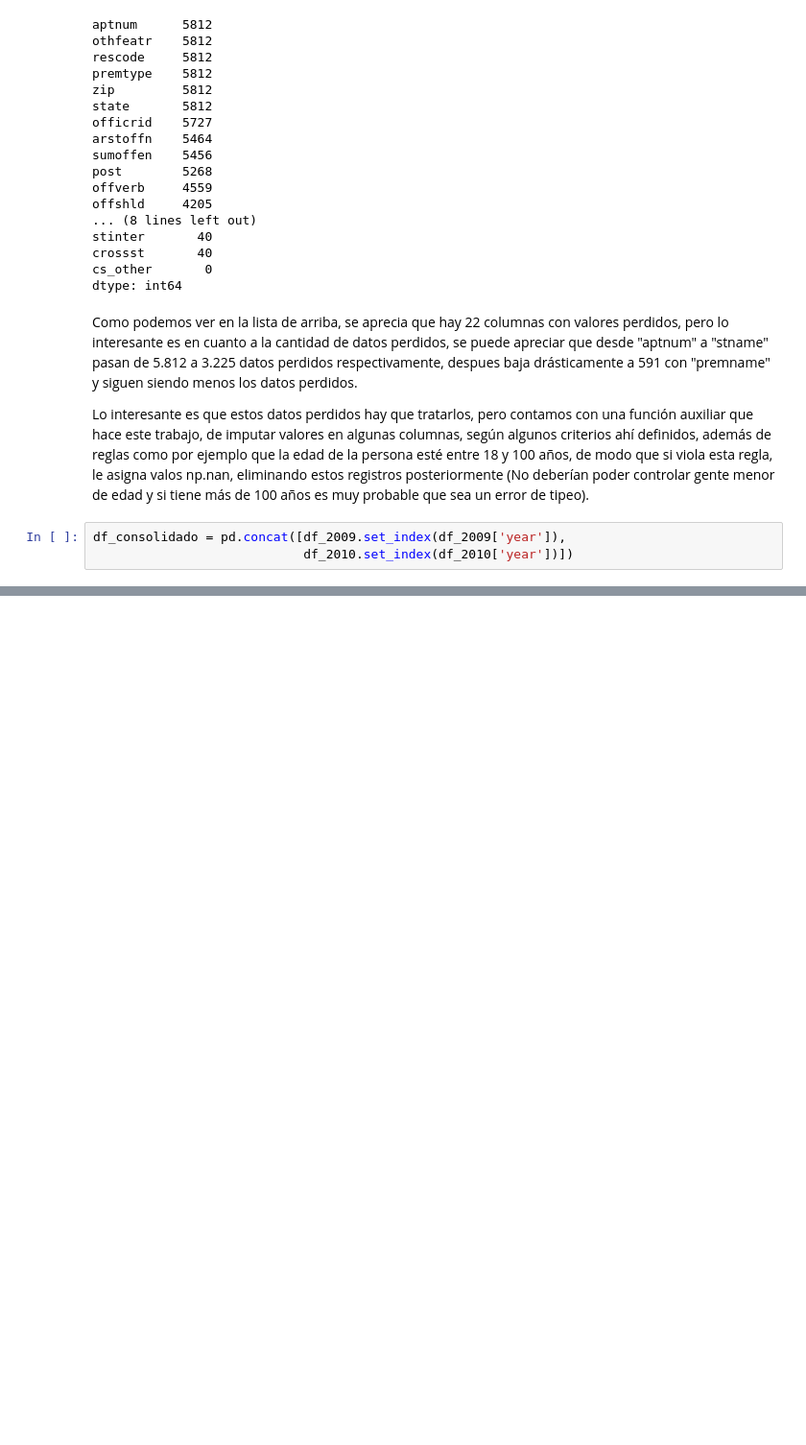
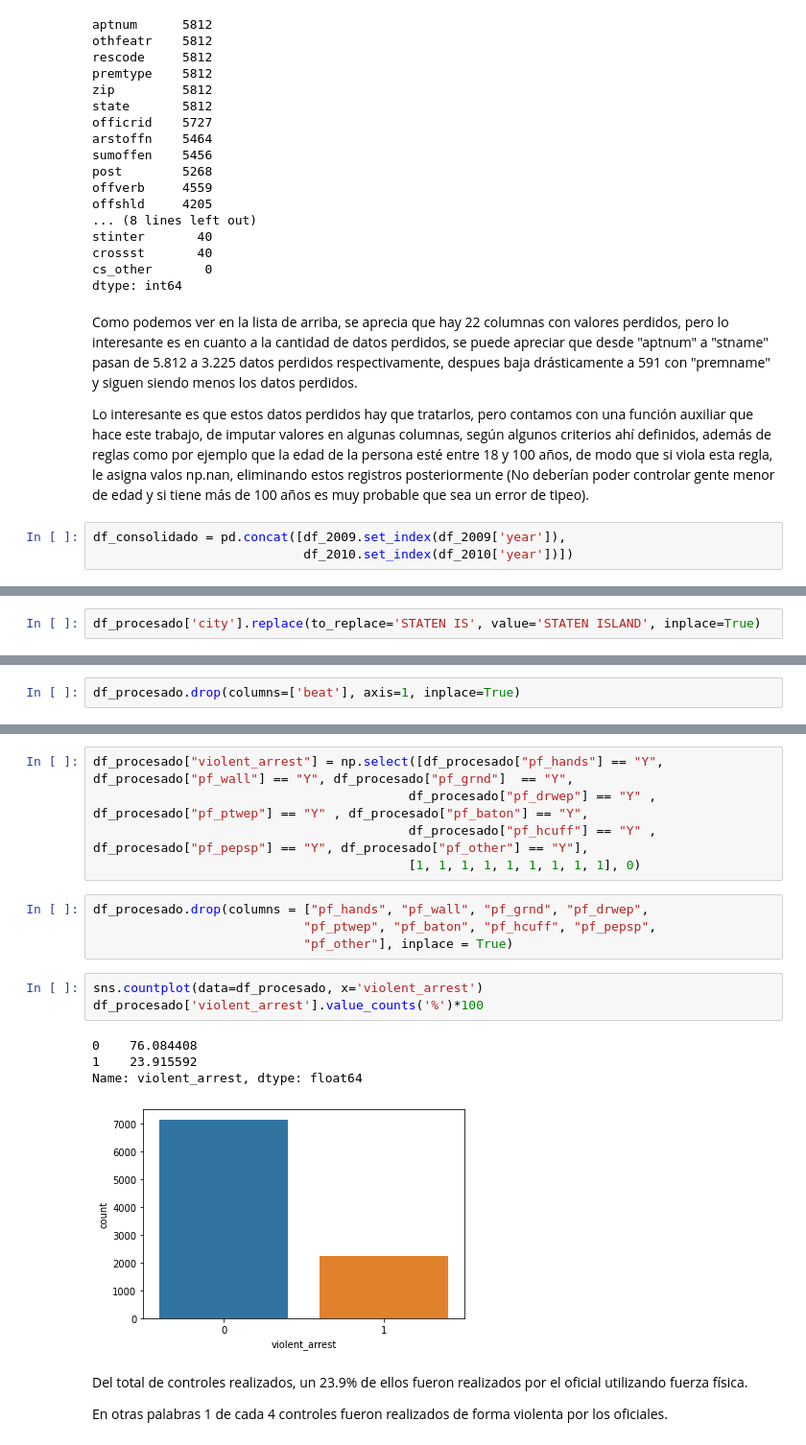
Before and after one commit to Gab0Jorq/risk_and_frisk, a Jupyter notebook: stop_and_frisk.ipynb, the cells around one changed output, grey strips where cells are left out. Shown at 96% size. Cells and saved outputs as stored; diff of their text form; blank space fills up the shorter version.

```diff
--- a/stop_and_frisk.ipynb
+++ b/stop_and_frisk.ipynb
@@ -82,0 +195,2 @@ df_procesado.shape
+# %%
+df_procesado['city'].replace(to_replace='STATEN IS', value='STATEN ISLAND', inplace=True)
@@ -82,0 +212,2 @@ df_procesado.shape
+# %%
+df_procesado.drop(columns=['beat'], axis=1, inplace=True)
@@ -82,0 +222,21 @@ df_procesado.shape
+# %%
+df_procesado["violent_arrest"] = np.select([df_procesado["pf_hands"] == "Y", df_procesado["pf_wall"] == "Y", df_procesado["pf_grnd"]  == "Y",
+                                          df_procesado["pf_drwep"] == "Y" , df_procesado["pf_ptwep"] == "Y" , df_procesado["pf_baton"] == "Y",
+                                          df_procesado["pf_hcuff"] == "Y" , df_procesado["pf_pepsp"] == "Y", df_procesado["pf_other"] == "Y"],
+                                          [1, 1, 1, 1, 1, 1, 1, 1, 1], 0)
+# %%
+df_procesado.drop(columns = ["pf_hands", "pf_wall", "pf_grnd", "pf_drwep",
+                            "pf_ptwep", "pf_baton", "pf_hcuff", "pf_pepsp",
+                            "pf_other"], inplace = True)
+# %%
+sns.countplot(data=df_procesado, x='violent_arrest')
+df_procesado['violent_arrest'].value_counts('%')*100
+# %% [output]
+0    76.084408
+1    23.915592
+Name: violent_arrest, dtype: float64
+[figure, added]
+# %% [markdown]
+Del total de controles realizados, un 23.9% de ellos fueron realizados por el oficial utilizando fuerza física.
+
+En otras palabras 1 de cada 4 controles fueron realizados de forma violenta por los oficiales.
```
Also changed, not shown: parts of 35 cells of this notebook, 2 other files.
